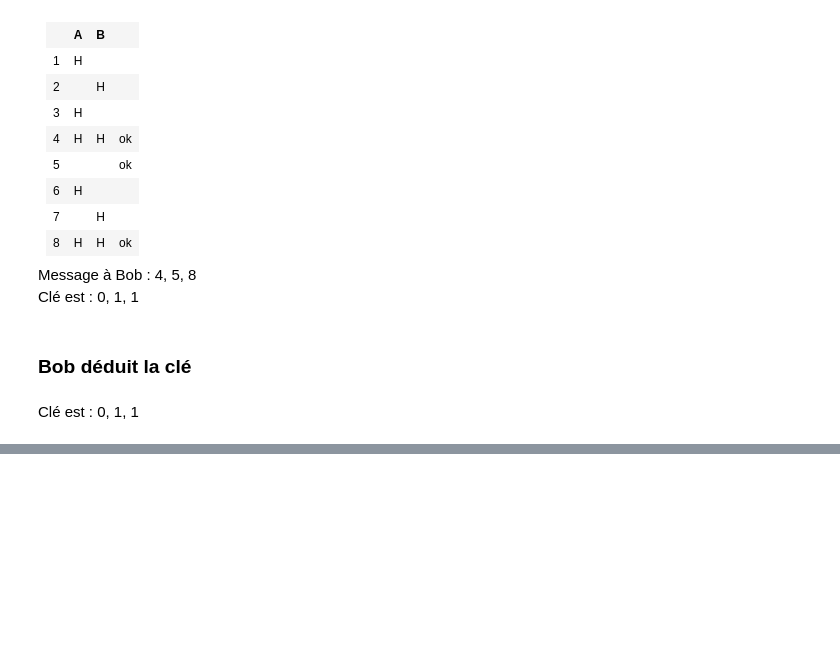
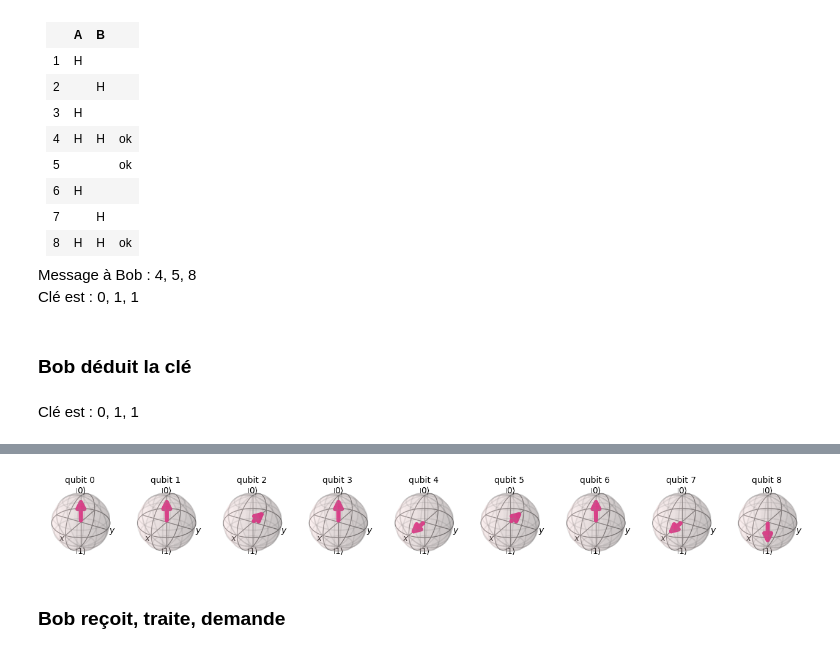
Before and after one commit to bouissa/informatique_quantique_3267160, a Jupyter notebook: src/qkd.ipynb, the cells around one changed output, grey strips where cells are left out. Cells and saved outputs as stored; diff of their text form; code cells hidden in the pictures; blank space fills up the shorter version.

```diff
--- a/src/qkd.ipynb
+++ b/src/qkd.ipynb
@@ -54,0 +59,10 @@ Clé est : 0, 1, 1
+# %%
+import random
+import math
+from numpy import ndarray
+from qiskit import transpile, BasicAer
+from qiskit.circuit import QuantumCircuit
+
+
+def masque_qubits(mask: int, size: int) -> list[int]:
+  return [i for i in range(size) if (1 << i) & mask]
@@ -54,0 +90,24 @@ Clé est : 0, 1, 1
+# %%
+class Alice:
+  def __init__(self, taille_cle: int):
+    self.taille_cle = taille_cle
+    self.nb_qubits = taille_cle * 3
+    max = 1 << self.nb_qubits
+    self.masque_b = random.randrange(max)
+    self.masque_h = random.randrange(max)
+    self.circuit = QuantumCircuit(self.nb_qubits)
+    self.circuit.x(masque_qubits(self.masque_b, max))
+    self.circuit.h(masque_qubits(self.masque_h, max))
+
+  def get_qubits(self) -> ndarray:
+    simulateur = BasicAer.get_backend('statevector_simulator')
+    resultat = simulateur.run(
+        transpile(self.circuit, simulateur), shots=256).result()
+    return resultat.get_statevector(self.circuit)
+
+  def get_cle(self, masque_commun: int) -> Cle:
+    toutA1 = (1 << self.nb_qubits)-1
+    return Cle(masque_commun ^ self.masque_h ^ toutA1, self.masque_b)
+
+  def dessiner_circuit(self):
+    return self.circuit.draw()
@@ -54,0 +140,4 @@ Clé est : 0, 1, 1
+# %%
+alice = Alice(3)
+canal_quantique = alice.get_qubits()
+alice.dessiner_circuit()
@@ -54,0 +163,8 @@ Clé est : 0, 1, 1
+# %%
+from qiskit.visualization import plot_bloch_multivector
+
+plot_bloch_multivector(canal_quantique)
+# %% [output]
+[figure, added]
+# %% [markdown]
+### Bob reçoit, traite, demande
```
Also changed, not shown: parts of 15 cells of this notebook.
